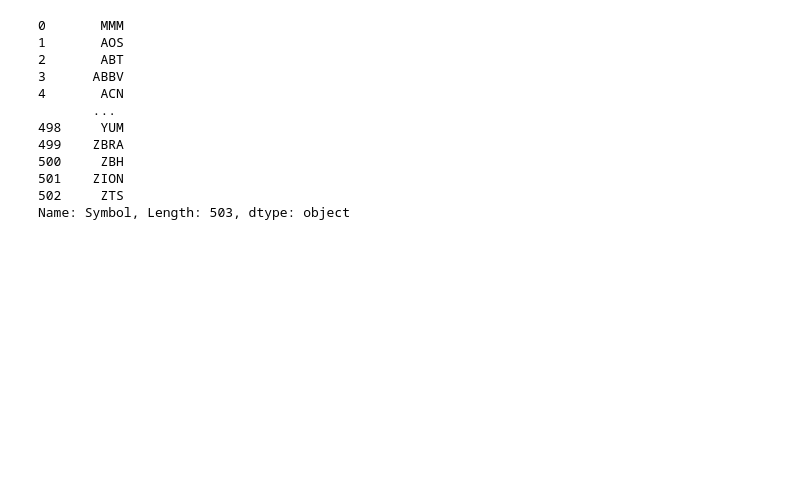
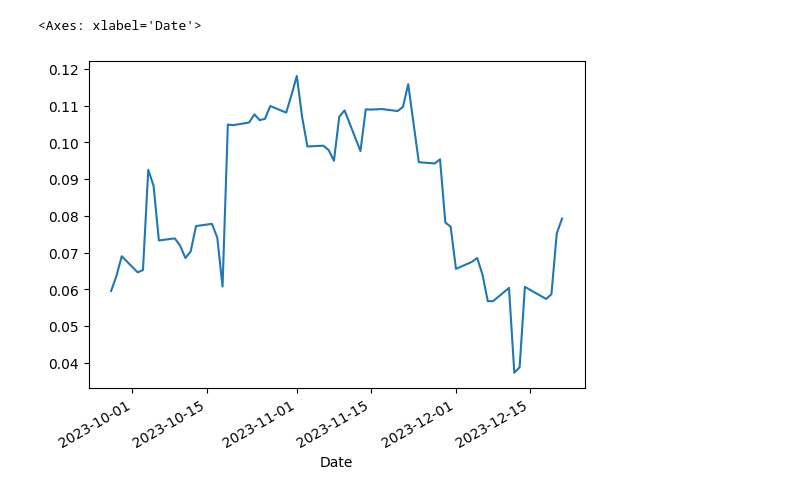
Before and after one commit to talhajamal11/Market-Updates, a Jupyter notebook: src/main.ipynb, the cells around one changed output. Cells and saved outputs as stored; diff of their text form; code cells hidden in the pictures; blank space fills up the shorter version.

Commit message:
Adding last x number of days functionality to pricing data

```diff
--- a/src/main.ipynb
+++ b/src/main.ipynb
@@ -11,3 +12,9 @@ def get_sp500(url):
     tables = pd.read_html(url)
     df = tables[0]
     return df
+
+aapl = MarketDataYFinance(tic='TSLA', delta=100)
+print(aapl.start, aapl.stop)
+
+aapl_prccd = aapl.price_df()
+aapl_prccd.head()
@@ -17,16 +31,7 @@ tickers = sp500['Symbol']
-# %%
-tickers
-# %% [output]
-0       MMM
-1       AOS
-2       ABT
-3      ABBV
-4       ACN
-       ...
-498     YUM
-499    ZBRA
-500     ZBH
-501    ZION
-502     ZTS
-Name: Symbol, Length: 503, dtype: object
+# %%
+vol = aapl_prccd['1D_Return'].rolling(10).std() * np.sqrt(10)
+vol.plot()
+# %% [output]
+<Axes: xlabel='Date'>
+[figure, added]
 # %%
```
Also changed, not shown: parts of 4 cells of this notebook, 2 other files.
